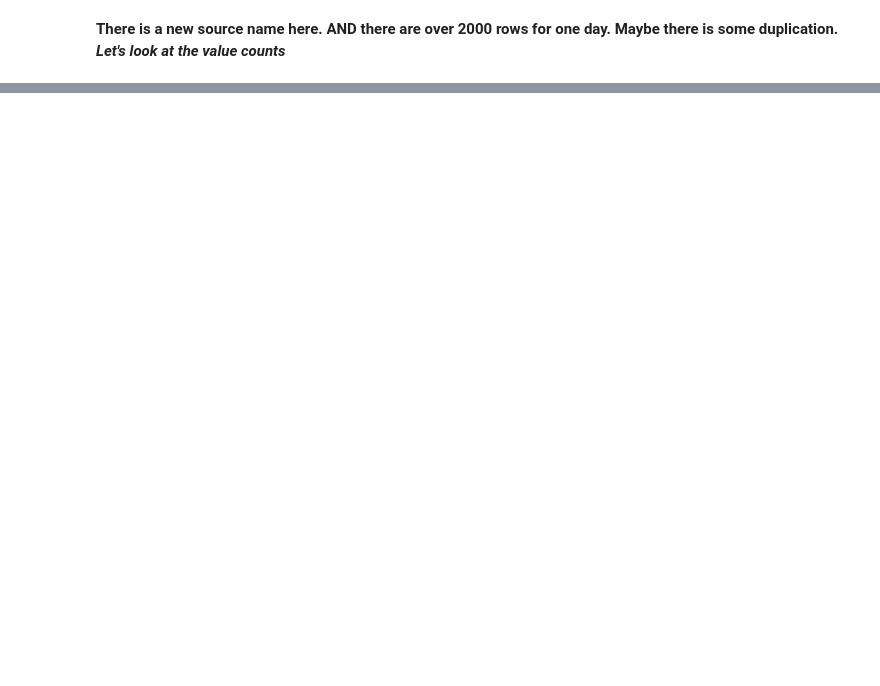
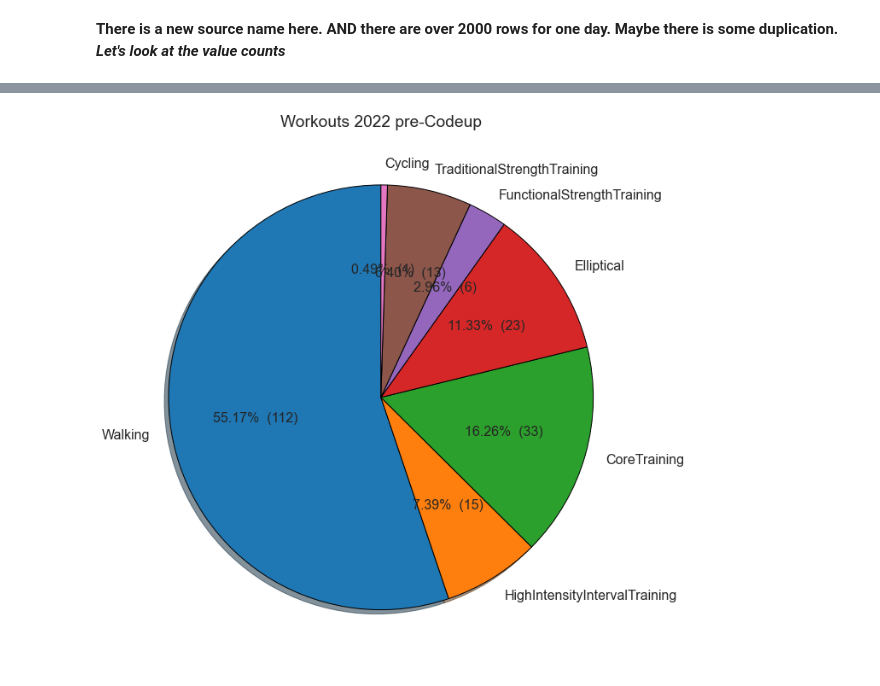
Before and after one commit to markydoug/my_apple_health, a Jupyter notebook: explore.ipynb, the cells around one changed output, grey strips where cells are left out. Saved outputs shown, nothing was run; the diff lists cells and outputs as text; code cells hidden in the pictures; blank space fills up the shorter version.

```diff
--- a/explore.ipynb
+++ b/explore.ipynb
@@ -23,2 +25,6 @@ plt.rc('font', size=16)
 # %%
-#records_list = input_data['HealthData']['Record']
+#personal_info = pd.DataFrame(input_data['HealthData']['Me'])
+records_list = pd.DataFrame(input_data['HealthData']['Record'])
+#extra_data = pd.DataFrame(input_data['HealthData']['Correlation'])
+workouts = pd.DataFrame(input_data['HealthData']['Workout'])
+close_your_rings = pd.DataFrame(input_data['HealthData']['ActivitySummary'])
@@ -266,0 +415,3 @@ apple_watch_steps
+# %%
+workouts['@workoutActivityType'] = workouts['@workoutActivityType'].str.replace('HKWorkoutActivityType', '')
+workouts = workouts.rename({"@workoutActivityType": "Type"}, axis=1)
@@ -266,0 +422,25 @@ apple_watch_steps
+# %%
+def plot_workouts(workouts):
+    labels = []
+    slices = []
+    for wo_type in workouts.Type.unique():
+        labels.append(wo_type)
+        wo_of_type = workouts[workouts["Type"] == wo_type]
+        num_workouts_of_type = wo_of_type.shape[0]
+        slices.append(num_workouts_of_type)
+
+    def make_autopct(values):
+        def my_autopct(pct):
+            total = sum(values)
+            val = int(round(pct*total/100.0))
+            return '{p:.2f}%  ({v:d})'.format(p=pct,v=val)
+        return my_autopct
+
+    plt.figure(figsize=(10, 10))
+    plt.pie(slices, labels=labels, shadow=True,
+            startangle=90, autopct=make_autopct(slices),
+            wedgeprops={'edgecolor': 'black'})
+
+    plt.title("Workouts 2022 pre-Codeup")
+    plt.tight_layout()
+    plt.show()
@@ -266,0 +463,2 @@ apple_watch_steps
+# %%
+pre_codeup = workouts.loc[:'2022-09']
@@ -266,0 +467,4 @@ apple_watch_steps
+# %%
+plot_workouts(pre_codeup)
+# %% [output]
+[figure, added]
```
Also changed, not shown: parts of 71 cells of this notebook.
